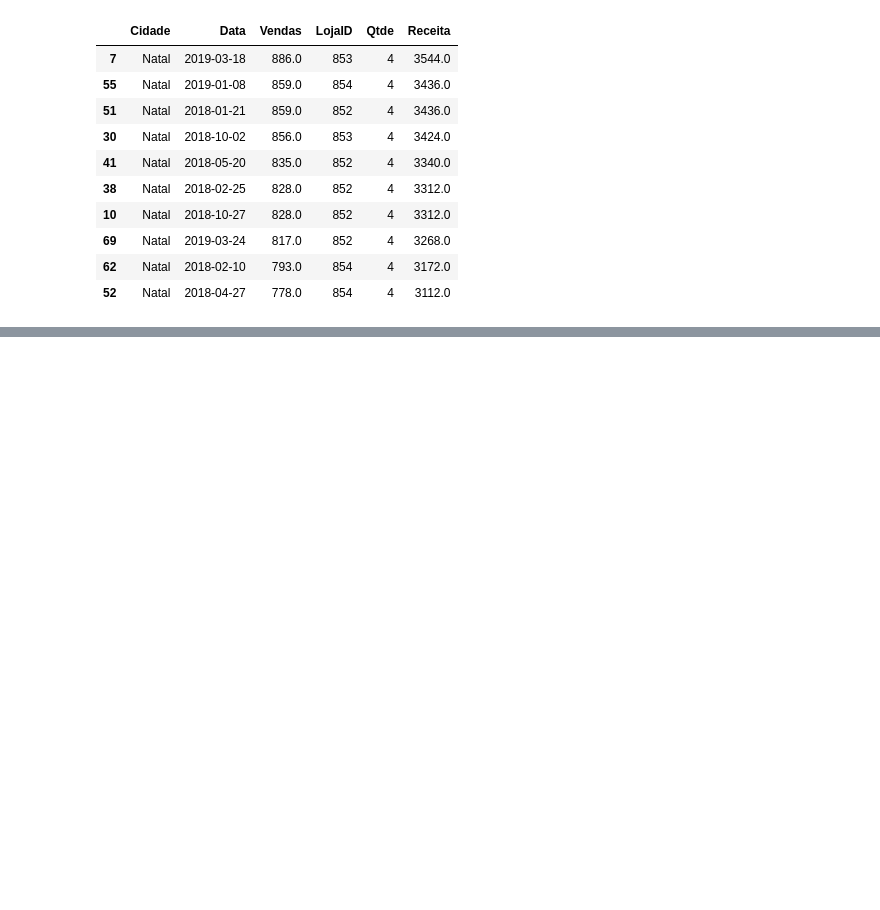
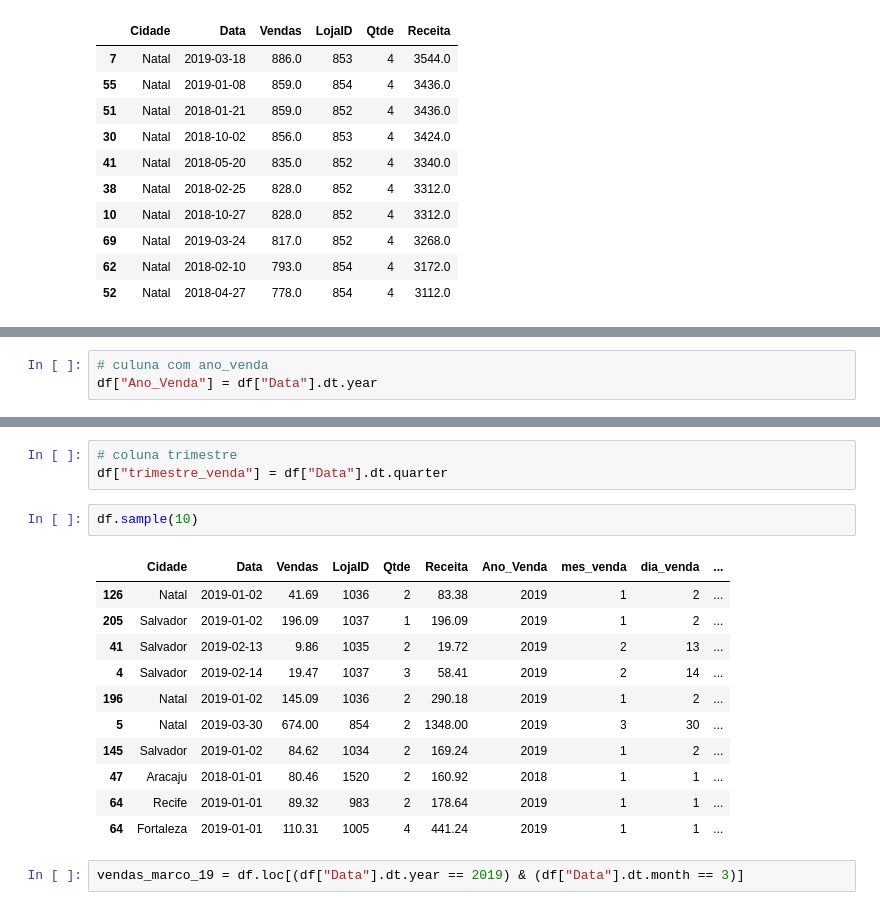
Before and after one commit to jpablolima/analise_de_dados_pandas, a Jupyter notebook: vendas_cidades.ipynb, the cells around one changed output, grey strips where cells are left out. Cells and saved outputs as stored; diff of their text form; blank space fills up the shorter version.

Commit message:
trabalhando com datas

```diff
--- a/vendas_cidades.ipynb
+++ b/vendas_cidades.ipynb
@@ -177,0 +188,3 @@ df.sort_values("Receita", ascending=False).head(10)
+# %%
+# culuna com ano_venda
+df["Ano_Venda"] = df["Data"].dt.year
@@ -177,0 +222,19 @@ df.sort_values("Receita", ascending=False).head(10)
+# %%
+# coluna trimestre
+df["trimestre_venda"] = df["Data"].dt.quarter
+# %%
+df.sample(10)
+# %% [output]
+|  | Cidade | Data | Vendas | LojaID | Qtde | Receita | Ano_Venda | mes_venda | dia_venda | ... |
+| 126 | Natal | 2019-01-02 | 41.69 | 1036 | 2 | 83.38 | 2019 | 1 | 2 | ... |
+| 205 | Salvador | 2019-01-02 | 196.09 | 1037 | 1 | 196.09 | 2019 | 1 | 2 | ... |
+| 41 | Salvador | 2019-02-13 | 9.86 | 1035 | 2 | 19.72 | 2019 | 2 | 13 | ... |
+| 4 | Salvador | 2019-02-14 | 19.47 | 1037 | 3 | 58.41 | 2019 | 2 | 14 | ... |
+| 196 | Natal | 2019-01-02 | 145.09 | 1036 | 2 | 290.18 | 2019 | 1 | 2 | ... |
+| 5 | Natal | 2019-03-30 | 674.00 | 854 | 2 | 1348.00 | 2019 | 3 | 30 | ... |
+| 145 | Salvador | 2019-01-02 | 84.62 | 1034 | 2 | 169.24 | 2019 | 1 | 2 | ... |
+| 47 | Aracaju | 2018-01-01 | 80.46 | 1520 | 2 | 160.92 | 2018 | 1 | 1 | ... |
+| 64 | Recife | 2019-01-01 | 89.32 | 983 | 2 | 178.64 | 2019 | 1 | 1 | ... |
+| 64 | Fortaleza | 2019-01-01 | 110.31 | 1005 | 4 | 441.24 | 2019 | 1 | 1 | ... |
+# %%
+vendas_marco_19 = df.loc[(df["Data"].dt.year == 2019) & (df["Data"].dt.month == 3)]
```
Also changed, not shown: parts of 8 cells of this notebook, 1 other file.
